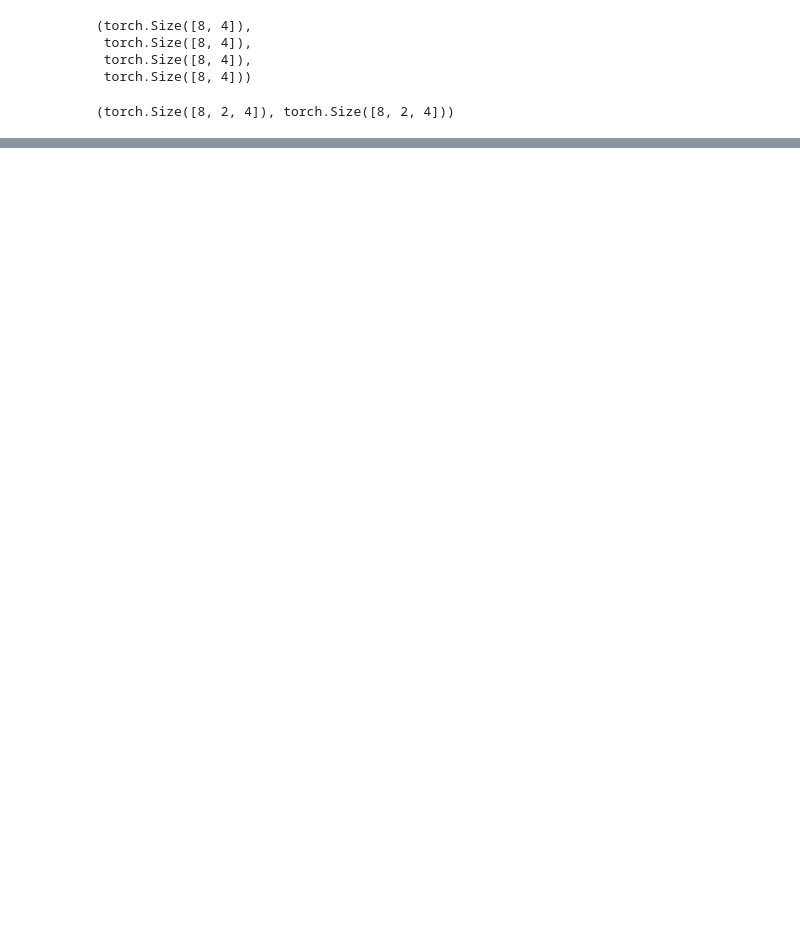
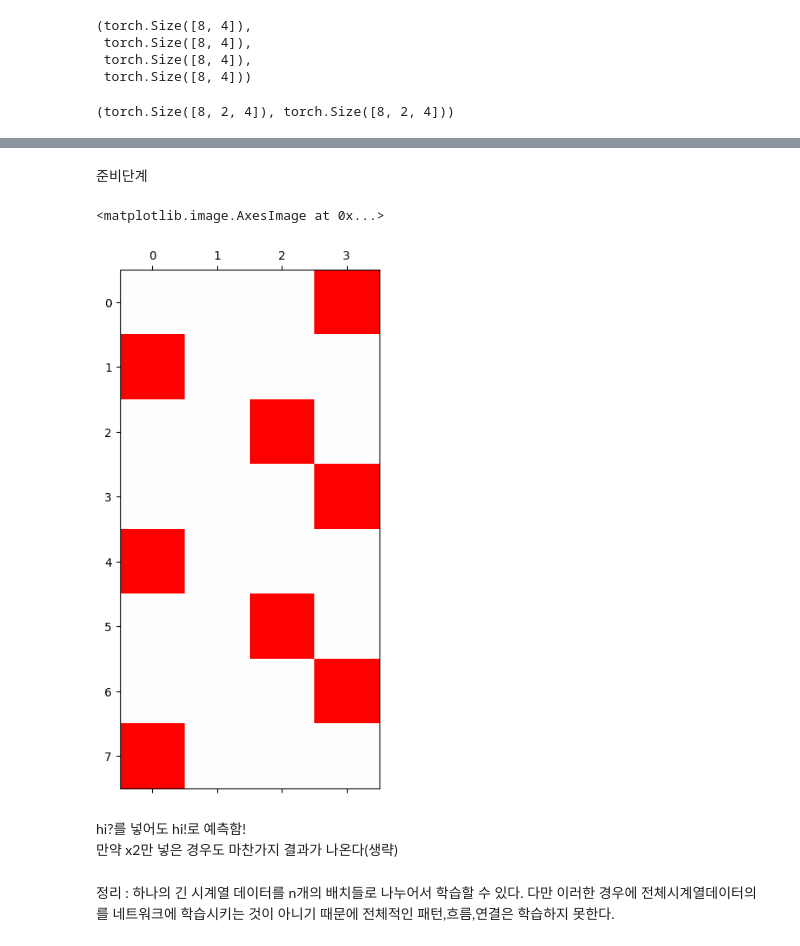
Before and after one commit to hoyeon1234/sin-hoyeon, a Jupyter notebook: python code/IAB Deep learning/DL 12-01.ipynb, the cells around one changed output, grey strips where cells are left out. Saved outputs shown, nothing was run; the diff lists cells and outputs as text; code cells hidden in the pictures; blank space fills up the shorter version.

```diff
--- a/python code/IAB Deep learning/DL 12-01.ipynb
+++ b/python code/IAB Deep learning/DL 12-01.ipynb
@@ -432,0 +476,9 @@ torch.Size([17, 10]) torch.Size([1, 10]) torch.Size([1, 10])
+# %% [markdown]
+준비단계
+# %%
+torch.manual_seed(43052)
+lstm = torch.nn.LSTM(4,10).to("cuda")
+linr = torch.nn.Linear(10,4).to("cuda")
+
+loss_fn = torch.nn.CrossEntropyLoss()
+optimizer= torch.optim.Adam(list(lstm.parameters())+list(linr.parameters()),lr=0.1)
@@ -432,0 +497,11 @@ torch.Size([17, 10]) torch.Size([1, 10]) torch.Size([1, 10])
+# %%
+hidden,(h_T,c_T) = lstm(x2)
+plt.matshow(soft(linr(hidden)).data.to("cpu"),cmap="bwr",vmin=-1,vmax=1)
+# %% [output]
+<matplotlib.image.AxesImage at 0x...>
+[figure, added]
+# %% [markdown]
+hi?를 넣어도 hi!로 예측함!<br>
+만약 x2만 넣은 경우도 마찬가지 결과가 나온다(생략)
+# %% [markdown]
+정리 : 하나의 긴 시계열 데이터를 n개의 배치들로 나누어서 학습할 수 있다. 다만 이러한 경우에 전체시계열데이터의를 네트워크에 학습시키는 것이 아니기 때문에 전체적인 패턴,흐름,연결은 학습하지 못한다.
```
Also changed, not shown: parts of 42 cells of this notebook, 1 other file.
